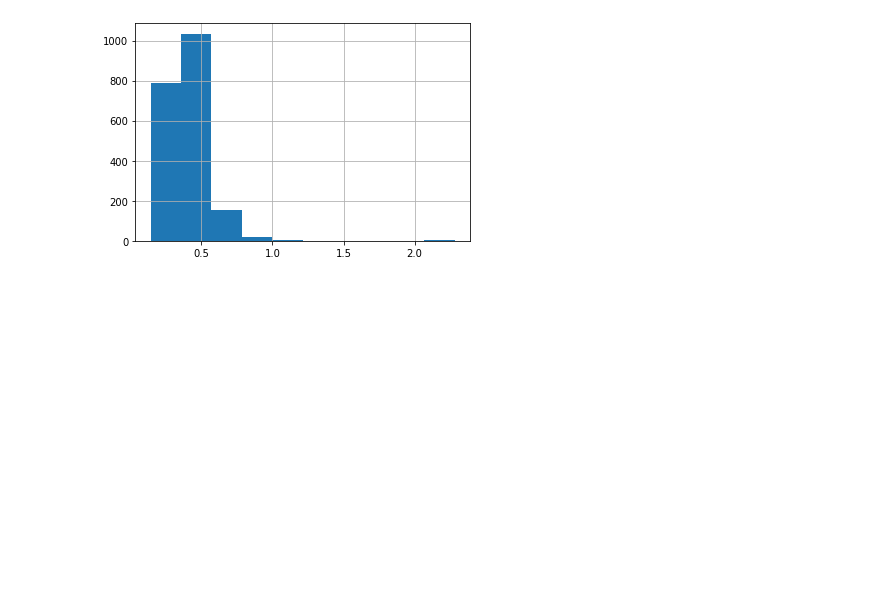
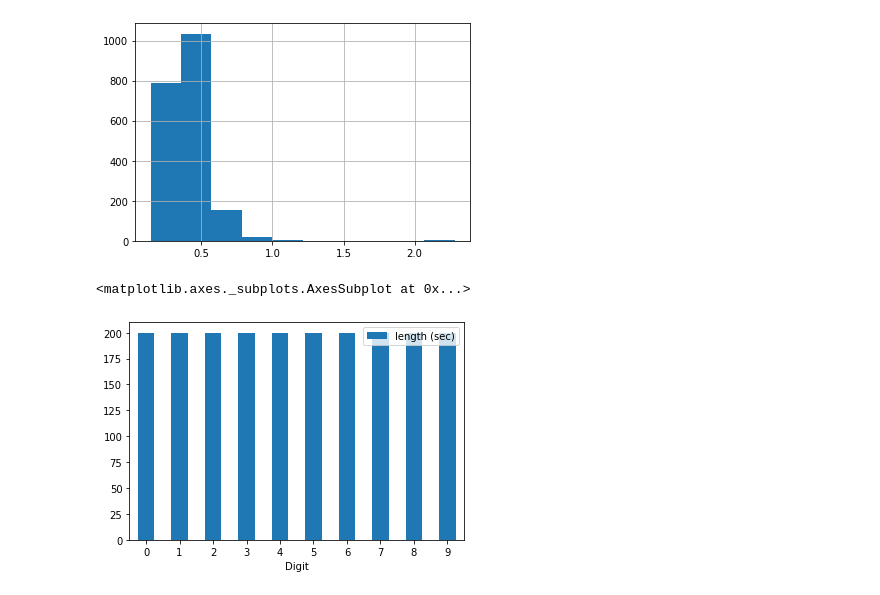
Before and after one commit to srachana15/DSPLab-project, a Jupyter notebook: Code/Speech Recognition System.ipynb, the cells around one changed output. Cells and saved outputs as stored; diff of their text form; code cells hidden in the pictures; blank space fills up the shorter version.

```diff
--- a/Code/Speech Recognition System.ipynb
+++ b/Code/Speech Recognition System.ipynb
@@ -147,3 +152,8 @@ df['length (sec)'].hist()
 # %% [output]
 <matplotlib.axes._subplots.AxesSubplot at 0x...>
 [figure]
+# %%
+classes.plot.bar(rot = 0)
+# %% [output]
+<matplotlib.axes._subplots.AxesSubplot at 0x...>
+[figure, added]
```
Also changed, not shown: parts of 12 cells of this notebook.
